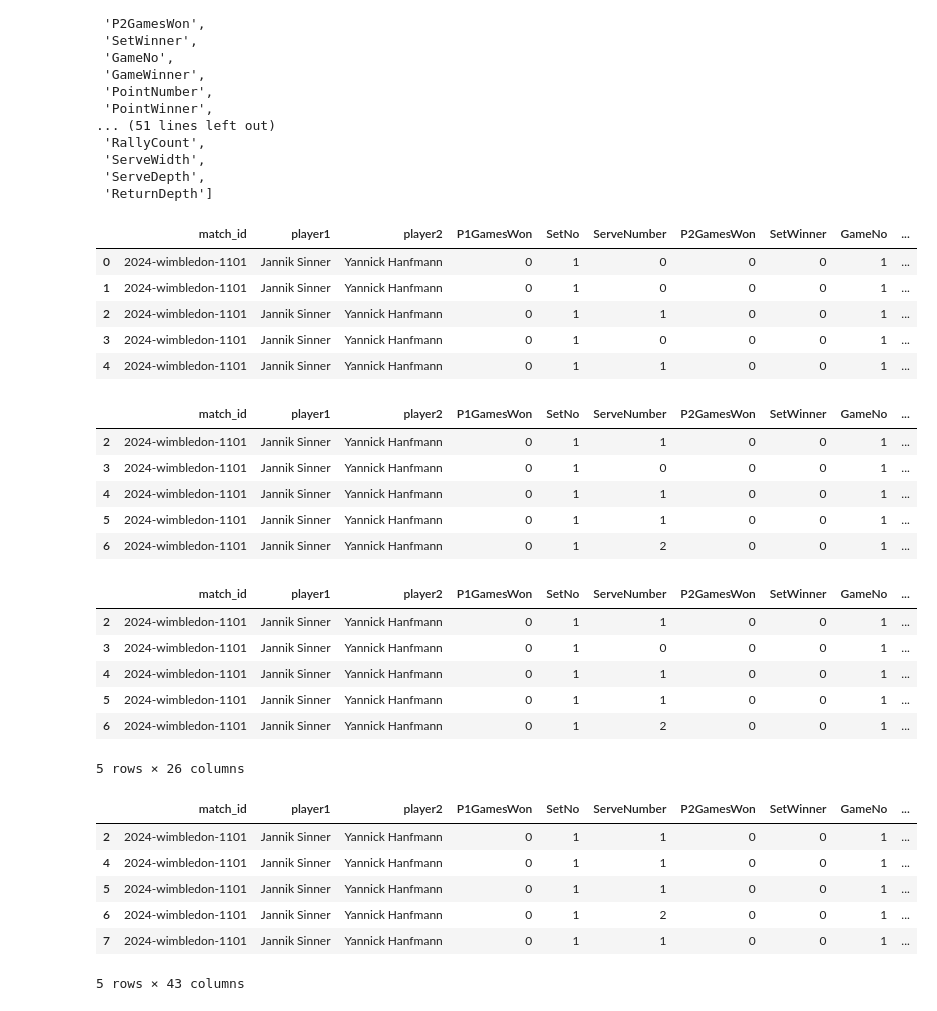
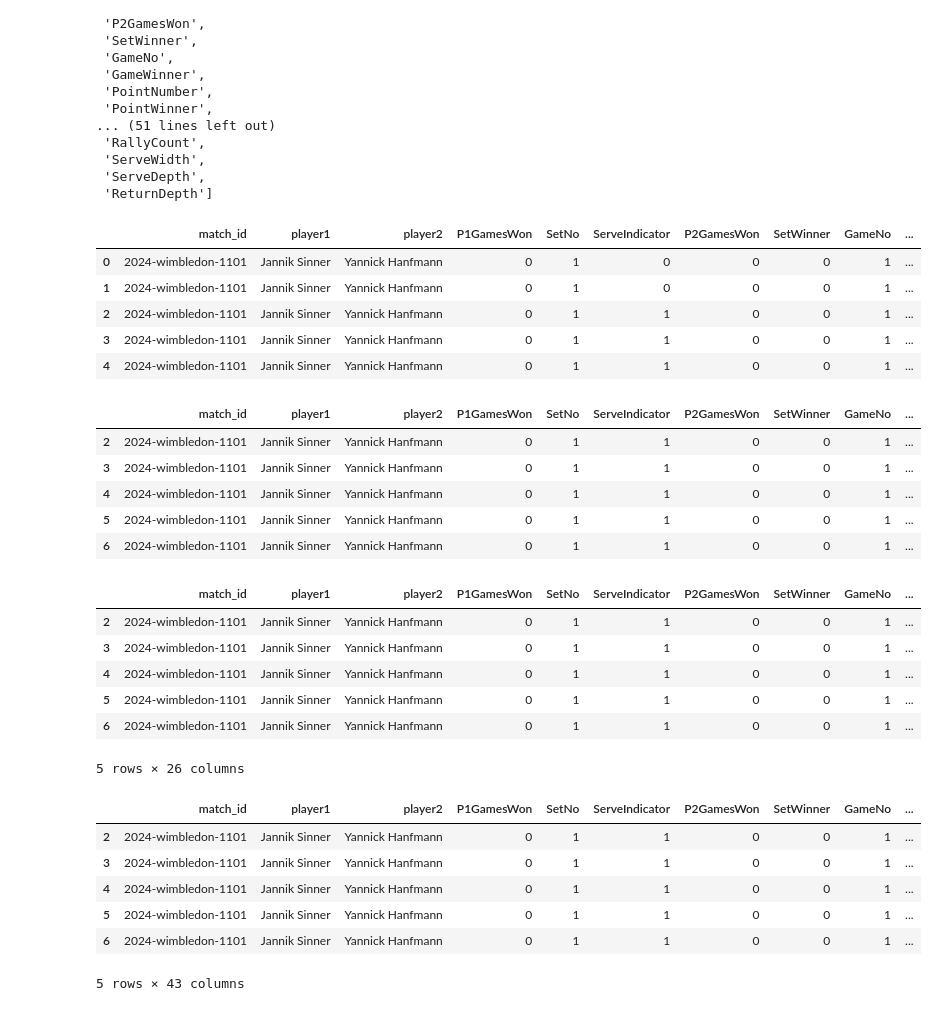
Before and after one commit to lelegod/dtu_mlops_group99, a Jupyter notebook: notebooks/data.ipynb, the cells around one changed output. Drawn from its saved outputs; the diff is of its cells as text; code cells hidden in the pictures.

```diff
--- a/notebooks/data.ipynb
+++ b/notebooks/data.ipynb
@@ -59,7 +59,7 @@ joint_df.columns.tolist()
  'ServeDepth',
  'ReturnDepth']
 # %%
-useful_columns = ['match_id', 'player1', 'player2', 'P1GamesWon', 'SetNo', 'ServeNumber',
+useful_columns = ['match_id', 'player1', 'player2', 'P1GamesWon', 'SetNo', 'ServeIndicator',
                   'P2GamesWon', 'SetWinner', 'GameNo', 'PointNumber',
                   'PointWinner', 'PointServer', 'P1Score', 'P2Score', 'P1PointsWon',
                   'P2PointsWon', 'P1Momentum', 'P2Momentum']
@@ -67,23 +67,23 @@ useful_columns = ['match_id', 'player1', 'player2', 'P1GamesWon', 'SetNo', 'Serv
 joint_df = joint_df[useful_columns]
 joint_df.head()
 # %% [output]
-|  | match_id | player1 | player2 | P1GamesWon | SetNo | ServeNumber | P2GamesWon | SetWinner | GameNo | ... |
+|  | match_id | player1 | player2 | P1GamesWon | SetNo | ServeIndicator | P2GamesWon | SetWinner | GameNo | ... |
 | 0 | 2024-wimbledon-1101 | Jannik Sinner | Yannick Hanfmann | 0 | 1 | 0 | 0 | 0 | 1 | ... |
 | 1 | 2024-wimbledon-1101 | Jannik Sinner | Yannick Hanfmann | 0 | 1 | 0 | 0 | 0 | 1 | ... |
 | 2 | 2024-wimbledon-1101 | Jannik Sinner | Yannick Hanfmann | 0 | 1 | 1 | 0 | 0 | 1 | ... |
-| 3 | 2024-wimbledon-1101 | Jannik Sinner | Yannick Hanfmann | 0 | 1 | 0 | 0 | 0 | 1 | ... |
+| 3 | 2024-wimbledon-1101 | Jannik Sinner | Yannick Hanfmann | 0 | 1 | 1 | 0 | 0 | 1 | ... |
 | 4 | 2024-wimbledon-1101 | Jannik Sinner | Yannick Hanfmann | 0 | 1 | 1 | 0 | 0 | 1 | ... |
 # %%
 # Remove 0 Point Winner
 joint_df = joint_df[joint_df['PointWinner'].isin([1, 2])].copy()
 joint_df.head()
 # %% [output]
-|  | match_id | player1 | player2 | P1GamesWon | SetNo | ServeNumber | P2GamesWon | SetWinner | GameNo | ... |
+|  | match_id | player1 | player2 | P1GamesWon | SetNo | ServeIndicator | P2GamesWon | SetWinner | GameNo | ... |
 | 2 | 2024-wimbledon-1101 | Jannik Sinner | Yannick Hanfmann | 0 | 1 | 1 | 0 | 0 | 1 | ... |
-| 3 | 2024-wimbledon-1101 | Jannik Sinner | Yannick Hanfmann | 0 | 1 | 0 | 0 | 0 | 1 | ... |
+| 3 | 2024-wimbledon-1101 | Jannik Sinner | Yannick Hanfmann | 0 | 1 | 1 | 0 | 0 | 1 | ... |
 | 4 | 2024-wimbledon-1101 | Jannik Sinner | Yannick Hanfmann | 0 | 1 | 1 | 0 | 0 | 1 | ... |
 | 5 | 2024-wimbledon-1101 | Jannik Sinner | Yannick Hanfmann | 0 | 1 | 1 | 0 | 0 | 1 | ... |
-| 6 | 2024-wimbledon-1101 | Jannik Sinner | Yannick Hanfmann | 0 | 1 | 2 | 0 | 0 | 1 | ... |
+| 6 | 2024-wimbledon-1101 | Jannik Sinner | Yannick Hanfmann | 0 | 1 | 1 | 0 | 0 | 1 | ... |
 # %%
 need_shift_columns = ['P1GamesWon', 'P2GamesWon', 'P1Score', 'P2Score',
                        'P1PointsWon', 'P2PointsWon', 'P1Momentum', 'P2Momentum']
@@ -92,12 +92,12 @@ for col in need_shift_columns:
 
 joint_df.head()
 # %% [output]
-|  | match_id | player1 | player2 | P1GamesWon | SetNo | ServeNumber | P2GamesWon | SetWinner | GameNo | ... |
+|  | match_id | player1 | player2 | P1GamesWon | SetNo | ServeIndicator | P2GamesWon | SetWinner | GameNo | ... |
 | 2 | 2024-wimbledon-1101 | Jannik Sinner | Yannick Hanfmann | 0 | 1 | 1 | 0 | 0 | 1 | ... |
-| 3 | 2024-wimbledon-1101 | Jannik Sinner | Yannick Hanfmann | 0 | 1 | 0 | 0 | 0 | 1 | ... |
+| 3 | 2024-wimbledon-1101 | Jannik Sinner | Yannick Hanfmann | 0 | 1 | 1 | 0 | 0 | 1 | ... |
 | 4 | 2024-wimbledon-1101 | Jannik Sinner | Yannick Hanfmann | 0 | 1 | 1 | 0 | 0 | 1 | ... |
 | 5 | 2024-wimbledon-1101 | Jannik Sinner | Yannick Hanfmann | 0 | 1 | 1 | 0 | 0 | 1 | ... |
-| 6 | 2024-wimbledon-1101 | Jannik Sinner | Yannick Hanfmann | 0 | 1 | 2 | 0 | 0 | 1 | ... |
+| 6 | 2024-wimbledon-1101 | Jannik Sinner | Yannick Hanfmann | 0 | 1 | 1 | 0 | 0 | 1 | ... |
 5 rows × 26 columns
 # %%
 # Create Sets Won columns
@@ -112,38 +112,38 @@ joint_df['PrevP2SetsWon'] = joint_df.groupby('match_id')['P2SetsWon'].shift(1).f
 # %%
 # Transform features from P1 P2 perspective to Server Receiver perspective
 joint_df[f'Server'] = np.where(joint_df['PointServer'] == 1, joint_df['player1'], joint_df['player2'])
 joint_df[f'Receiver'] = np.where(joint_df['PointServer'] == 1, joint_df['player2'], joint_df['player1'])
 
 joint_df[f'ServerScore'] = np.where(joint_df['PointServer'] == 1, joint_df['PrevP1Score'], joint_df['PrevP2Score'])
 joint_df[f'ReceiverScore'] = np.where(joint_df['PointServer'] == 1, joint_df['PrevP2Score'], joint_df['PrevP1Score'])
 
 columns_to_transform = ['GamesWon', 'PointsWon', 'Momentum', 'SetsWon']
 
 for column in columns_to_transform:
     joint_df[f'Server{column}'] = np.where(
         joint_df['PointServer'] == 1,
         (joint_df[f'PrevP1{column}']).astype(int),
         (joint_df[f'PrevP2{column}']).astype(int)
     )
     joint_df[f'Receiver{column}'] = np.where(
         joint_df['PointServer'] == 1,
         (joint_df[f'PrevP2{column}']).astype(int),
         (joint_df[f'PrevP1{column}']).astype(int)
     )
 
 joint_df['ServerWon'] = (joint_df['PointWinner'] == joint_df['PointServer']).astype(int)
 
 # Remove double fault points
-joint_df = joint_df[joint_df['ServeNumber'].isin([1, 2])].copy()
+joint_df = joint_df[joint_df['ServeIndicator'].isin([1, 2])].copy()
 
 joint_df.head()
 # %% [output]
-|  | match_id | player1 | player2 | P1GamesWon | SetNo | ServeNumber | P2GamesWon | SetWinner | GameNo | ... |
+|  | match_id | player1 | player2 | P1GamesWon | SetNo | ServeIndicator | P2GamesWon | SetWinner | GameNo | ... |
 | 2 | 2024-wimbledon-1101 | Jannik Sinner | Yannick Hanfmann | 0 | 1 | 1 | 0 | 0 | 1 | ... |
+| 3 | 2024-wimbledon-1101 | Jannik Sinner | Yannick Hanfmann | 0 | 1 | 1 | 0 | 0 | 1 | ... |
 | 4 | 2024-wimbledon-1101 | Jannik Sinner | Yannick Hanfmann | 0 | 1 | 1 | 0 | 0 | 1 | ... |
 | 5 | 2024-wimbledon-1101 | Jannik Sinner | Yannick Hanfmann | 0 | 1 | 1 | 0 | 0 | 1 | ... |
-| 6 | 2024-wimbledon-1101 | Jannik Sinner | Yannick Hanfmann | 0 | 1 | 2 | 0 | 0 | 1 | ... |
-| 7 | 2024-wimbledon-1101 | Jannik Sinner | Yannick Hanfmann | 0 | 1 | 1 | 0 | 0 | 1 | ... |
+| 6 | 2024-wimbledon-1101 | Jannik Sinner | Yannick Hanfmann | 0 | 1 | 1 | 0 | 0 | 1 | ... |
 5 rows × 43 columns
 # %%
 final_columns = ['match_id', 'Server', 'Receiver', 'GameNo', 'SetNo', 'ServeNumber',
```
Also changed, not shown: parts of 2 cells of this notebook, 10 other files.
